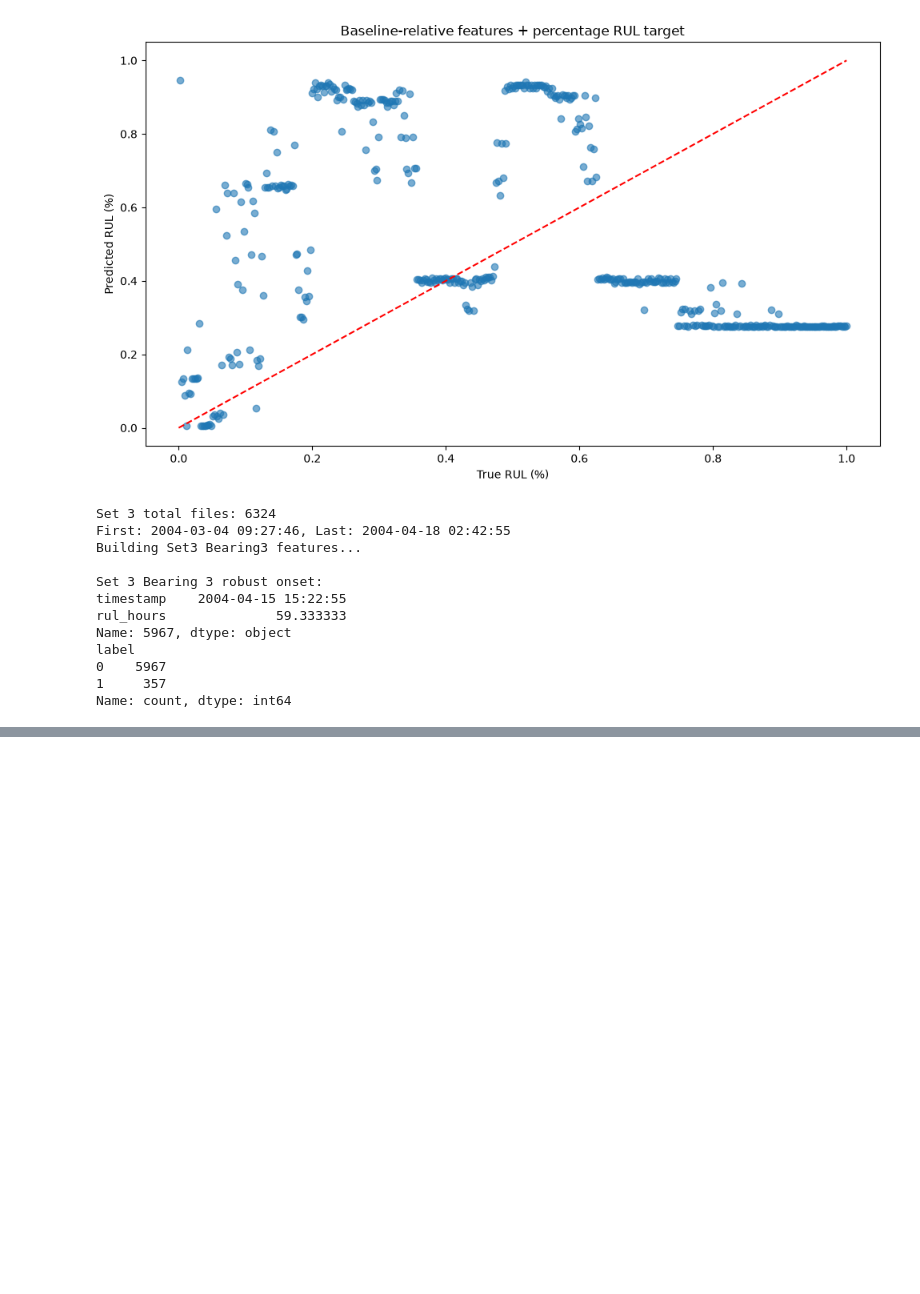
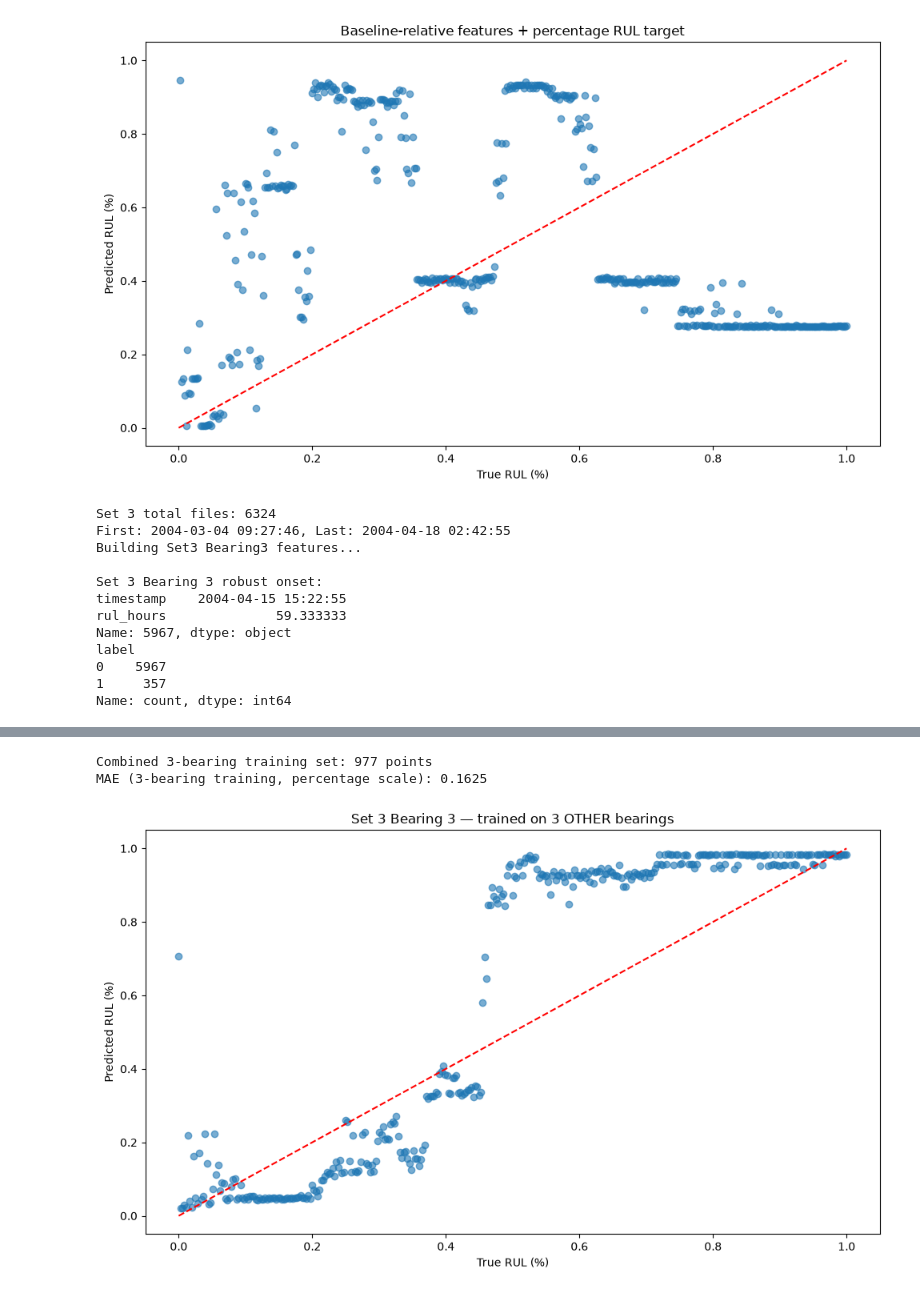
Before and after one commit to davidojei/goebel, a Jupyter notebook: notebooks/04_ims_eda.ipynb, the cells around one changed output, grey strips where cells are left out. Cells and saved outputs as stored; diff of their text form; code cells hidden in the pictures; blank space fills up the shorter version.

```diff
--- a/notebooks/04_ims_eda.ipynb
+++ b/notebooks/04_ims_eda.ipynb
@@ -1098,0 +1112,26 @@ Name: count, dtype: int64
+# %%
+bearing3_set3_degrading = bearing3_set3_df[bearing3_set3_df["label"] == 1].copy()
+bearing3_set3_degrading = add_pct_rul(bearing3_set3_degrading)
+
+combined_train_3bearings = pd.concat([bearing3_degrading, bearing4_degrading, set2_degrading], ignore_index=True)
+print(f"Combined 3-bearing training set: {len(combined_train_3bearings)} points")
+
+reg_stage2_3b = RandomForestRegressor(n_estimators=200, max_depth=6, random_state=42)
+reg_stage2_3b.fit(combined_train_3bearings[reg_features], combined_train_3bearings["rul_pct"])
+
+preds_3b = reg_stage2_3b.predict(bearing3_set3_degrading[reg_features])
+mae_3b = mean_absolute_error(bearing3_set3_degrading["rul_pct"], preds_3b)
+print(f"MAE (3-bearing training, percentage scale): {mae_3b:.4f}")
+
+plt.figure(figsize=(10, 6))
+plt.scatter(bearing3_set3_degrading["rul_pct"], preds_3b, alpha=0.6)
+plt.plot([0, 1], [0, 1], 'r--')
+plt.xlabel("True RUL (%)")
+plt.ylabel("Predicted RUL (%)")
+plt.title("Set 3 Bearing 3 — trained on 3 OTHER bearings")
+plt.tight_layout()
+plt.show()
+# %% [output]
+Combined 3-bearing training set: 977 points
+MAE (3-bearing training, percentage scale): 0.1625
+[figure, added]
```
Also changed, not shown: parts of 1 cell of this notebook, 3 other files.
